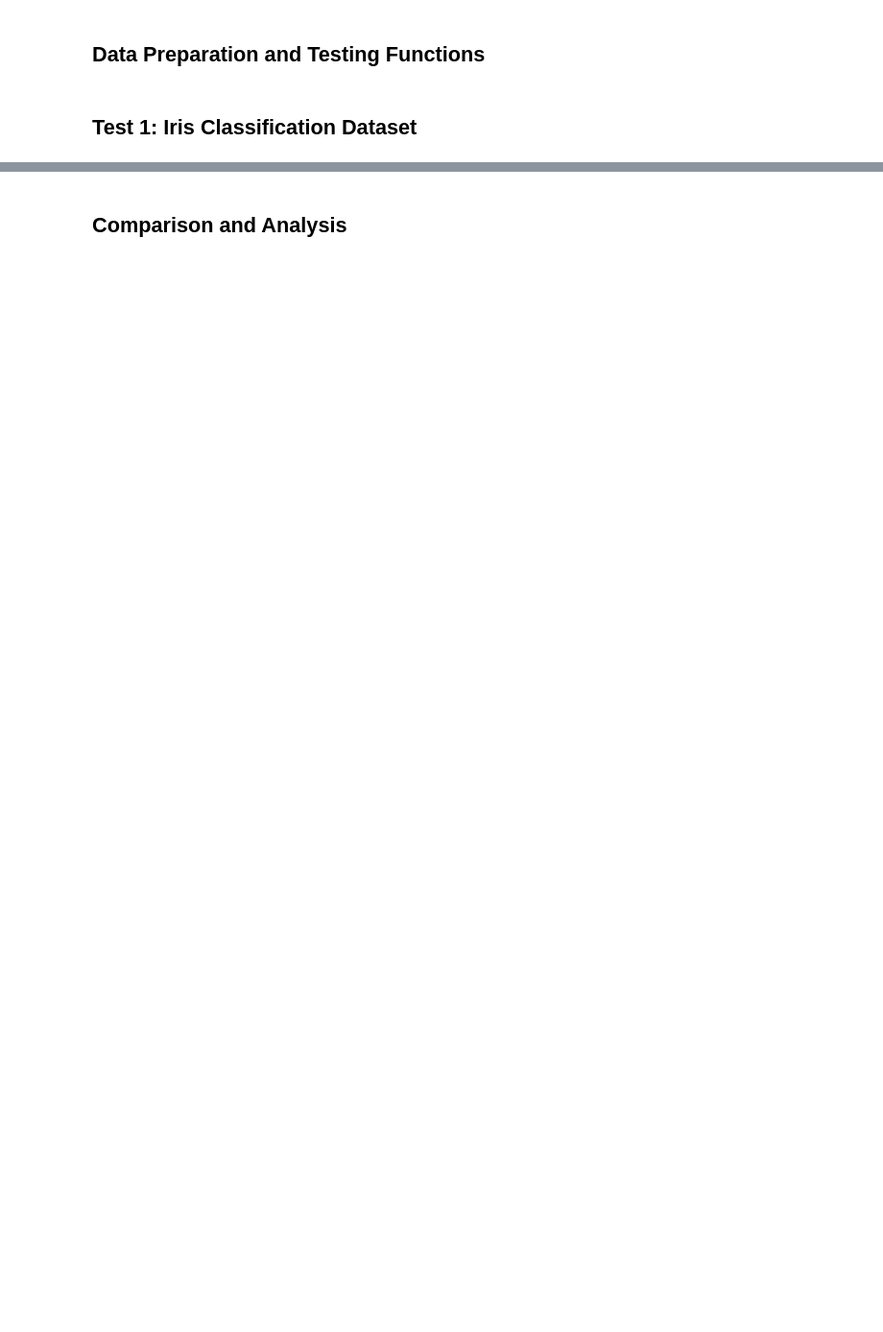
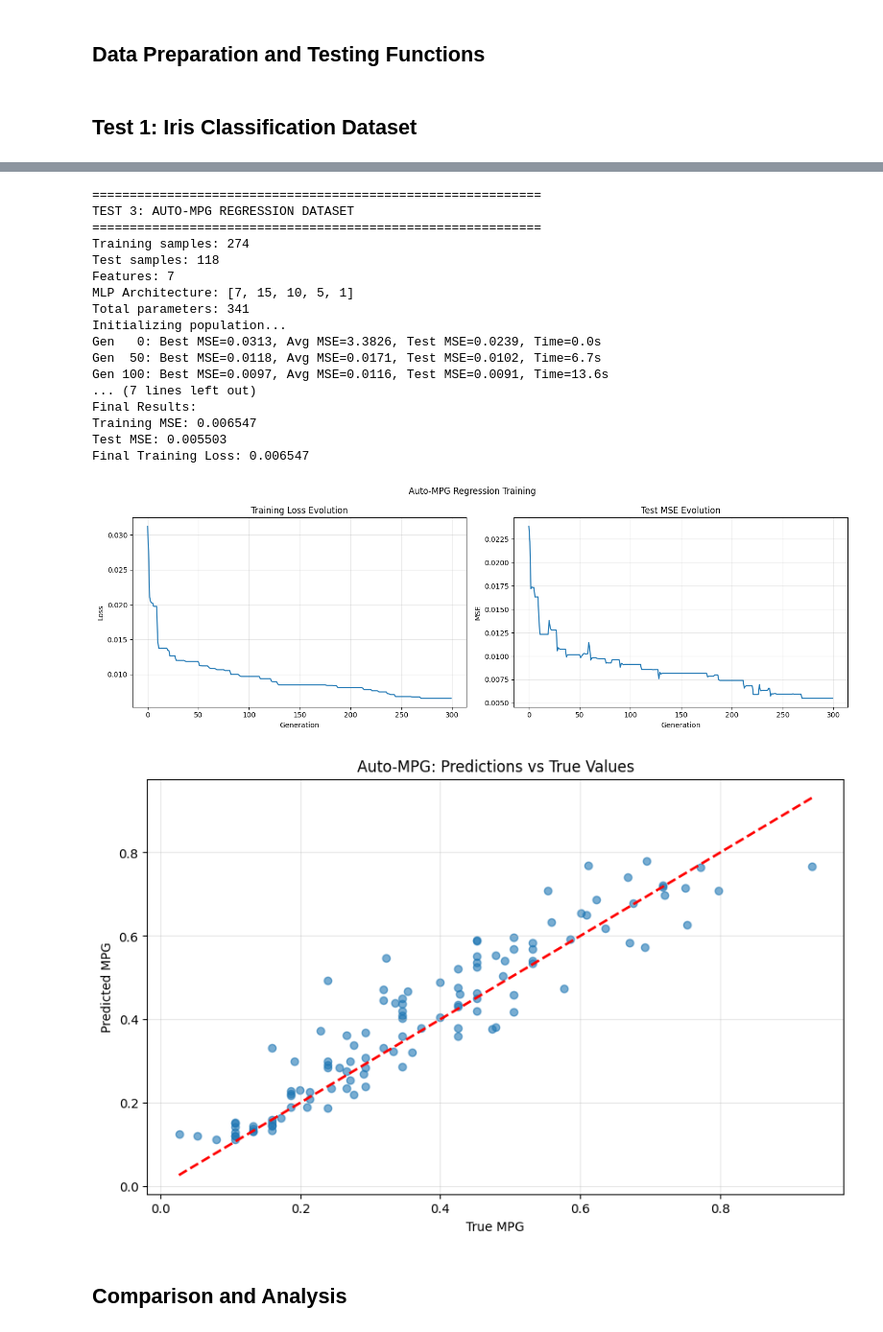
Before and after one commit to kuba-kapron/mio, a Jupyter notebook: AE/ae3.ipynb, the cells around one changed output, grey strips where cells are left out. Shown at 96% size. Saved outputs shown, nothing was run; the diff lists cells and outputs as text; code cells hidden in the pictures; blank space fills up the shorter version.

```diff
--- a/AE/ae3.ipynb
+++ b/AE/ae3.ipynb
@@ -667,7 +592,7 @@ print(f"Features: {X_train.shape[1]}")
 
 # Create MLP for Auto-MPG regression
 mlp_auto = MLP(
-    layer_sizes=[7, 12, 8, 4, 1],
+    layer_sizes=[7, 15, 10, 5, 1],
     act_fun='sigmoid',
     out_act_fun_name='linear',
     loss_fun_name='mse',
@@ -685,38 +610,58 @@ ga_auto = MLPGeneticAlgorithm(
     X_test=X_test,
     y_test=y_test,
     population_size=100,
-    max_generations=500,
+    max_generations=300,
     mutation_rate=0.1,
     crossover_rate=0.8,
     problem_type='regression'
 )
 
 best_weights_auto, best_fitness_auto = ga_auto.evolve()
 
 # Final evaluation
 train_predictions = mlp_auto.predict(X_train, weights_vector=best_weights_auto)
 test_predictions = mlp_auto.predict(X_test, weights_vector=best_weights_auto)
 
 train_mse = mean_squared_error(y_train, train_predictions)
 test_mse = mean_squared_error(y_test, test_predictions)
 
 print(f"\nFinal Results:")
 print(f"Training MSE: {train_mse:.6f}")
 print(f"Test MSE: {test_mse:.6f}")
 print(f"Final Training Loss: {best_fitness_auto:.6f}")
 
 # Plot training history
 plot_training_history(ga_auto, "Auto-MPG Regression Training")
 
 # Scatter plot of predictions vs true values
 plt.figure(figsize=(10, 6))
-plt.scatter(y_test_orig, test_predictions, alpha=0.6)
-plt.plot([y_test_orig.min(), y_test_orig.max()], [y_test_orig.min(), y_test_orig.max()], 'r--', lw=2)
+plt.scatter(y_test, test_predictions, alpha=0.6)
+plt.plot([y_test.min(), y_test.max()], [y_test.min(), y_test.max()], 'r--', lw=2)
 plt.xlabel('True MPG')
 plt.ylabel('Predicted MPG')
 plt.title('Auto-MPG: Predictions vs True Values')
 plt.grid(True, alpha=0.3)
 plt.show()
+# %% [output]
+============================================================
+TEST 3: AUTO-MPG REGRESSION DATASET
+============================================================
+Training samples: 274
+Test samples: 118
+Features: 7
+MLP Architecture: [7, 15, 10, 5, 1]
+Total parameters: 341
+Initializing population...
+Gen   0: Best MSE=0.0313, Avg MSE=3.3826, Test MSE=0.0239, Time=0.0s
+Gen  50: Best MSE=0.0118, Avg MSE=0.0171, Test MSE=0.0102, Time=6.7s
+Gen 100: Best MSE=0.0097, Avg MSE=0.0116, Test MSE=0.0091, Time=13.6s
+... (7 lines left out)
+Final Results:
+Training MSE: 0.006547
+Test MSE: 0.005503
+Final Training Loss: 0.006547
+[figure, added]
+[figure, added]
 # %% [markdown]
 ## Comparison and Analysis
 # %%
```
Also changed, not shown: parts of 11 cells of this notebook, 15 other files.
